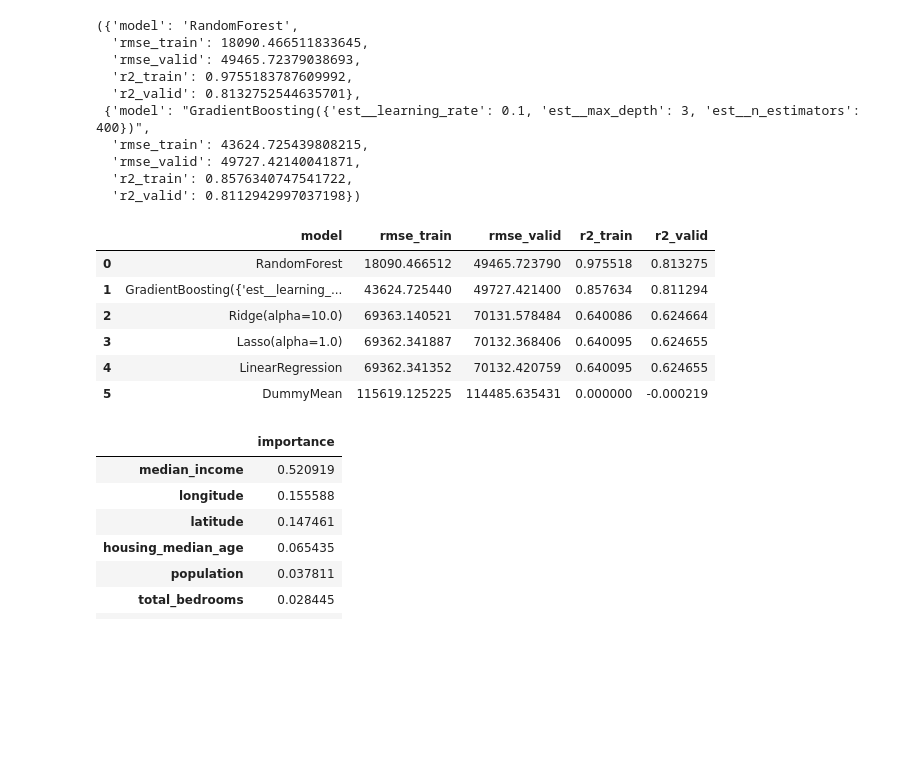
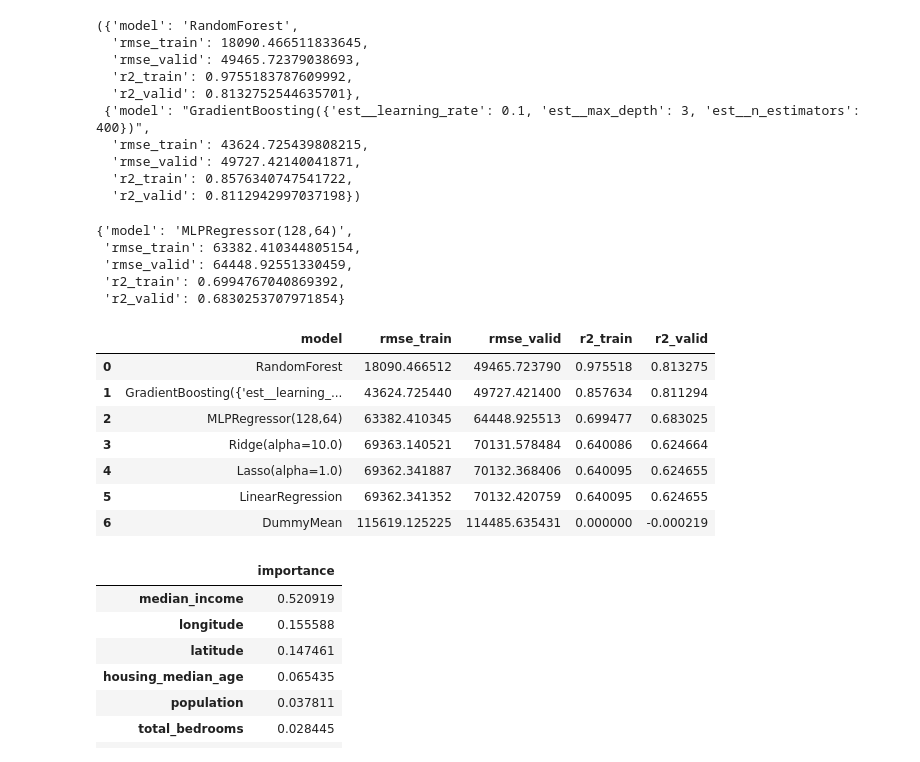
Before and after one commit to wmacevoy/data-mine-wmacevoy, a Jupyter notebook: houses/houses_sklearn_regression.ipynb, the cells around one changed output. Drawn from its saved outputs; the diff is of its cells as text; code cells hidden in the pictures; blank space fills up the shorter version.

```diff
--- a/houses/houses_sklearn_regression.ipynb
+++ b/houses/houses_sklearn_regression.ipynb
@@ -243,25 +244,43 @@ rf_metrics, gbr_metrics
   'rmse_valid': 49727.42140041871,
   'r2_train': 0.8576340747541722,
   'r2_valid': 0.8112942997037198})
+# %%
+# Neural network model (MLP)
+mlp = Pipeline([
+    ("pre", preprocess),
+    ("est", MLPRegressor(hidden_layer_sizes=(128, 64), activation="relu", solver="adam",
+                         learning_rate_init=1e-3, max_iter=500, random_state=RANDOM_STATE)),
+])
+mlp.fit(X_train, y_train)
+mlp_metrics = evaluate(mlp, name="MLPRegressor(128,64)")
+mlp_metrics
+# %% [output]
+{'model': 'MLPRegressor(128,64)',
+ 'rmse_train': 63382.410344805154,
+ 'rmse_valid': 64448.92551330459,
+ 'r2_train': 0.6994767040869392,
+ 'r2_valid': 0.6830253707971854}
 # %%
 # Compare metrics
 results = pd.DataFrame([
     base_metrics,
     lin_metrics,
     ridge_metrics,
     lasso_metrics,
     rf_metrics,
     gbr_metrics,
+    mlp_metrics,
 ]).sort_values("rmse_valid")
 results.reset_index(drop=True)
 # %% [output]
 |  | model | rmse_train | rmse_valid | r2_train | r2_valid |
 | 0 | RandomForest | 18090.466512 | 49465.723790 | 0.975518 | 0.813275 |
 | 1 | GradientBoosting({'est__learning_... | 43624.725440 | 49727.421400 | 0.857634 | 0.811294 |
-| 2 | Ridge(alpha=10.0) | 69363.140521 | 70131.578484 | 0.640086 | 0.624664 |
-| 3 | Lasso(alpha=1.0) | 69362.341887 | 70132.368406 | 0.640095 | 0.624655 |
-| 4 | LinearRegression | 69362.341352 | 70132.420759 | 0.640095 | 0.624655 |
-| 5 | DummyMean | 115619.125225 | 114485.635431 | 0.000000 | -0.000219 |
+| 2 | MLPRegressor(128,64) | 63382.410345 | 64448.925513 | 0.699477 | 0.683025 |
+| 3 | Ridge(alpha=10.0) | 69363.140521 | 70131.578484 | 0.640086 | 0.624664 |
+| 4 | Lasso(alpha=1.0) | 69362.341887 | 70132.368406 | 0.640095 | 0.624655 |
+| 5 | LinearRegression | 69362.341352 | 70132.420759 | 0.640095 | 0.624655 |
+| 6 | DummyMean | 115619.125225 | 114485.635431 | 0.000000 | -0.000219 |
 # %%
 # Feature importance (tree models)
 # RF feature importances are accessible via the final estimator
```
Also changed, not shown: parts of 1 cell of this notebook.
